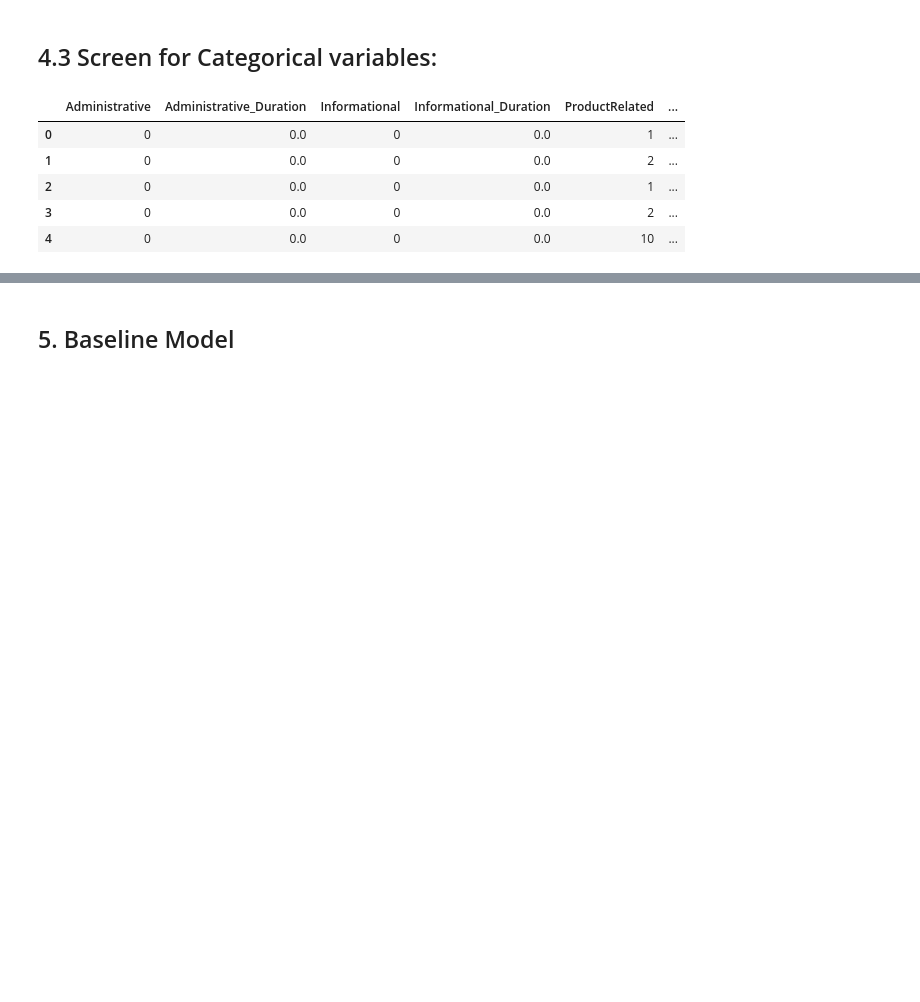
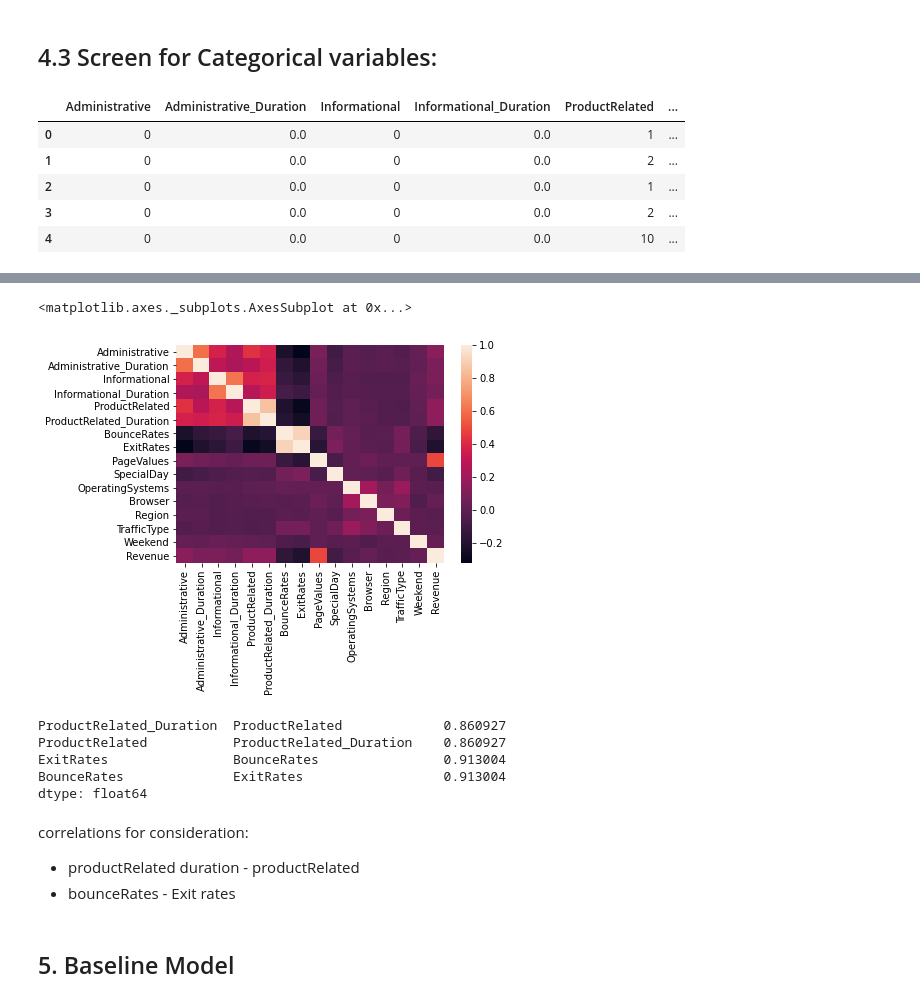
Before and after one commit to algakovic/Online_Shoppers_Intention, a Jupyter notebook: Online_Shoppers_Intent.ipynb, the cells around one changed output, grey strips where cells are left out. Saved outputs shown, nothing was run; the diff lists cells and outputs as text; code cells hidden in the pictures; blank space fills up the shorter version.

```diff
--- a/Online_Shoppers_Intent.ipynb
+++ b/Online_Shoppers_Intent.ipynb
@@ -185,3 +230,27 @@ df_cat = df.drop(df_cont.columns, axis=1)
+# %%
+# Heatmap of correlations of all variables
+corr = df.corr()
+sns.heatmap(corr)
+# %% [output]
+<matplotlib.axes._subplots.AxesSubplot at 0x...>
+[figure, added]
+# %%
+unstacked_corr_df = corr.unstack()
+sorted_series = unstacked_corr_df.sort_values(kind="quicksort")
+
+# obtain high correlation features:
+sorted_series[(sorted_series > 0.8) & (sorted_series < 1)]
+# %% [output]
+ProductRelated_Duration  ProductRelated             0.860927
+ProductRelated           ProductRelated_Duration    0.860927
+ExitRates                BounceRates                0.913004
+BounceRates              ExitRates                  0.913004
+dtype: float64
+# %% [markdown]
+correlations for consideration:
+
+- productRelated duration - productRelated
+- bounceRates - Exit rates
 # %% [markdown]
 ## 5. Baseline Model
 # %% [markdown]
```
Also changed, not shown: parts of 12 cells of this notebook.
